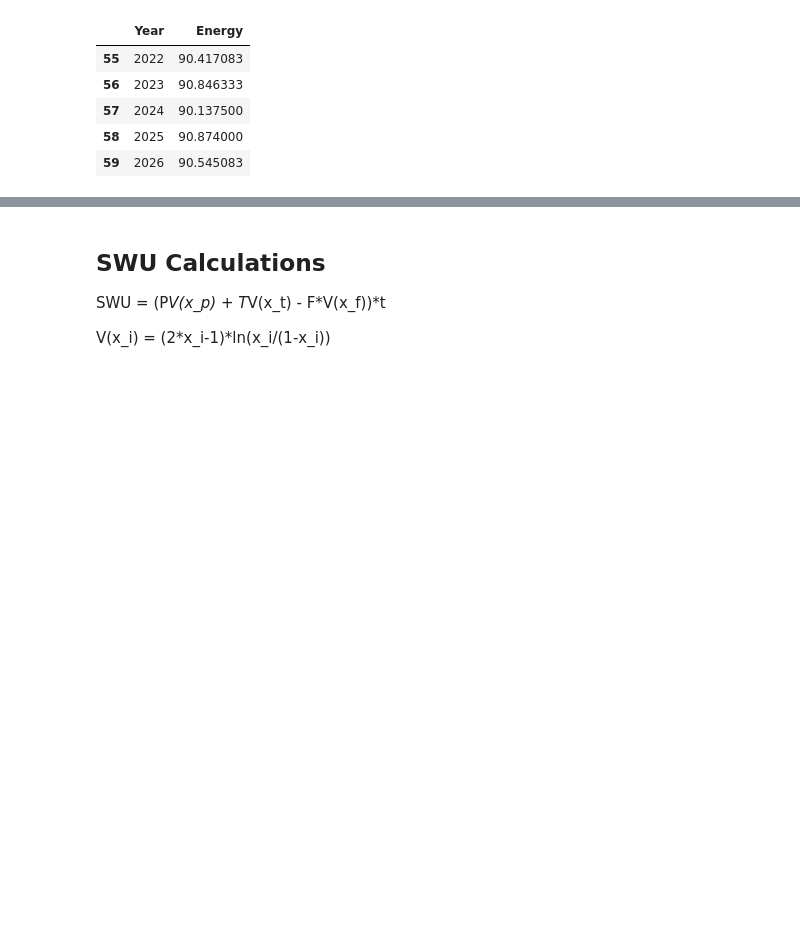
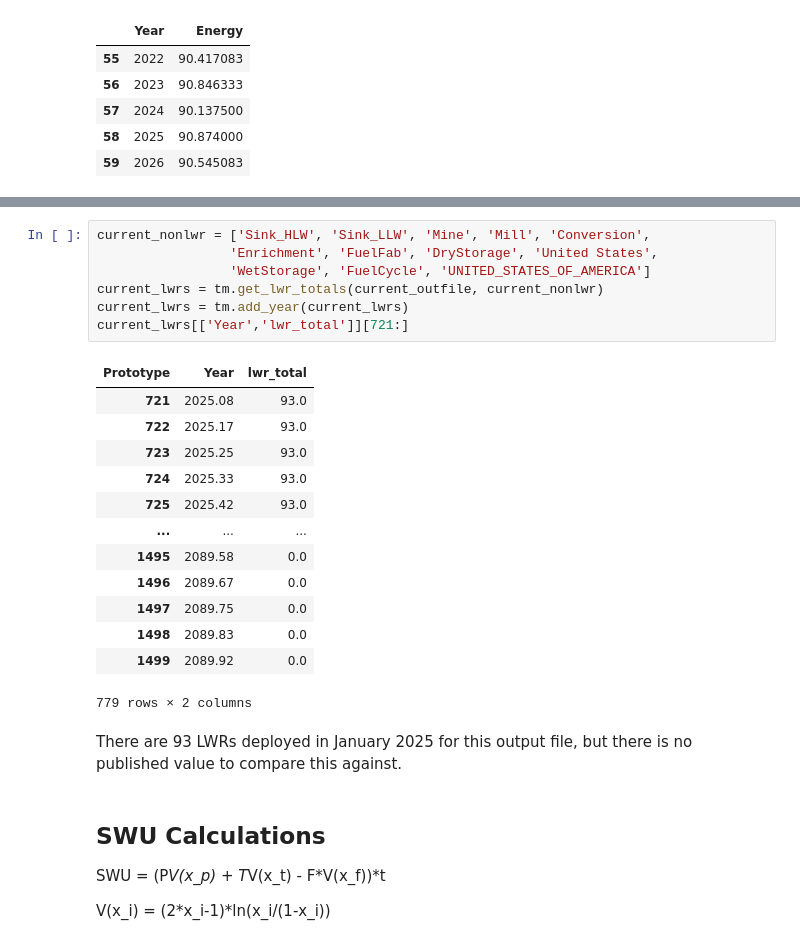
Before and after one commit to abachma2/transition-scenarios, a Jupyter notebook: input/haleu/results-check/analysis_function_test.ipynb, the cells around one changed output, grey strips where cells are left out. Cells and saved outputs as stored; diff of their text form; blank space fills up the shorter version.

```diff
--- a/input/haleu/results-check/analysis_function_test.ipynb
+++ b/input/haleu/results-check/analysis_function_test.ipynb
@@ -86,3 +88,27 @@ current_energy[55:60]
+# %%
+current_nonlwr = ['Sink_HLW', 'Sink_LLW', 'Mine', 'Mill', 'Conversion',
+                 'Enrichment', 'FuelFab', 'DryStorage', 'United States',
+                 'WetStorage', 'FuelCycle', 'UNITED_STATES_OF_AMERICA']
+current_lwrs = tm.get_lwr_totals(current_outfile, current_nonlwr)
+current_lwrs = tm.add_year(current_lwrs)
+current_lwrs[['Year','lwr_total']][721:]
+# %% [output]
+| Prototype | Year | lwr_total |
+| 721 | 2025.08 | 93.0 |
+| 722 | 2025.17 | 93.0 |
+| 723 | 2025.25 | 93.0 |
+| 724 | 2025.33 | 93.0 |
+| 725 | 2025.42 | 93.0 |
+| ... | ... | ... |
+| 1495 | 2089.58 | 0.0 |
+| 1496 | 2089.67 | 0.0 |
+| 1497 | 2089.75 | 0.0 |
+| 1498 | 2089.83 | 0.0 |
+| 1499 | 2089.92 | 0.0 |
+779 rows × 2 columns
+# %% [markdown]
+There are 93 LWRs deployed in January 2025 for this output file, but there is
+no published value to compare this against.
 # %% [markdown]
 ## SWU Calculations
 SWU = (P*V(x_p) + T*V(x_t) - F*V(x_f))*t
```
Also changed, not shown: parts of 4 cells of this notebook.
